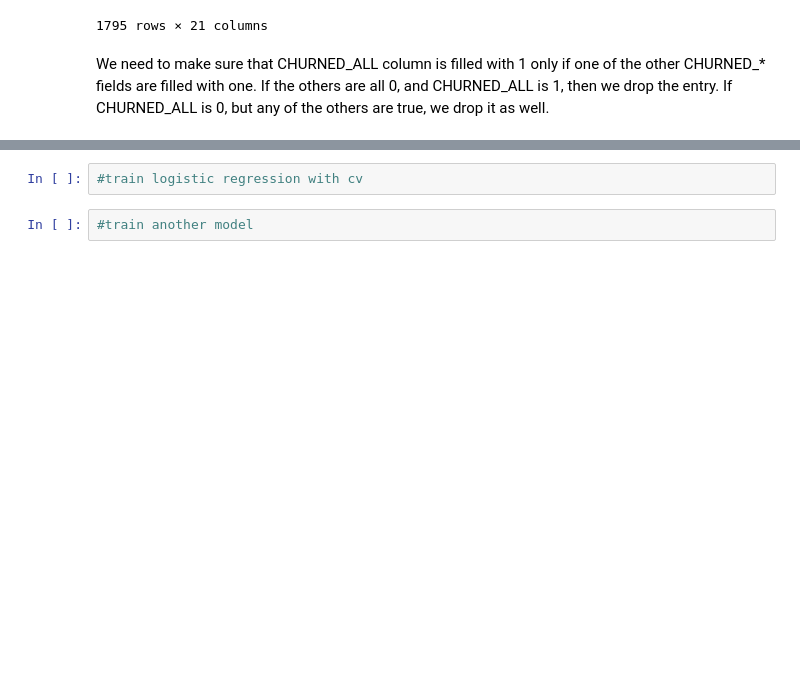
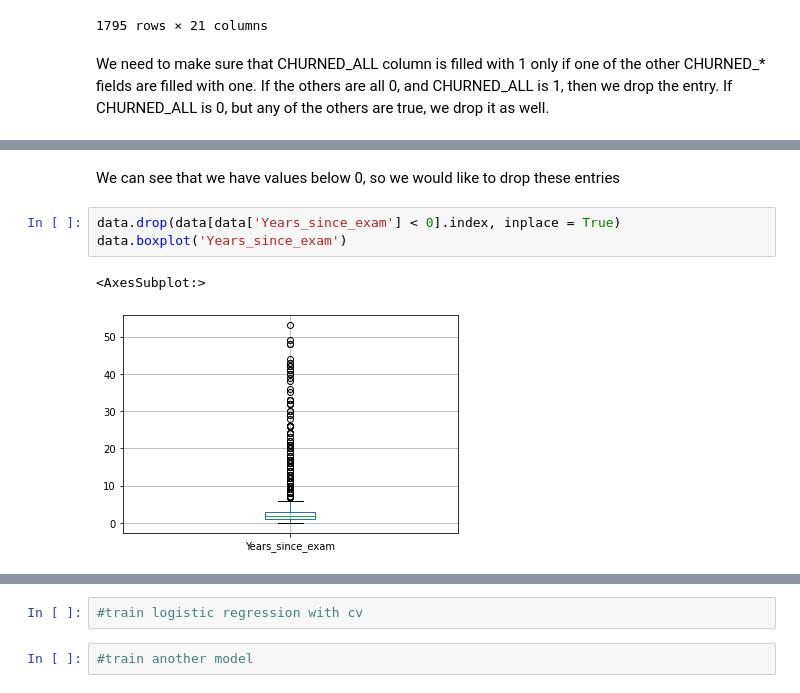
Before and after one commit to rpetro79/MAL-assignment, a Jupyter notebook: Assignment1.ipynb, the cells around one changed output, grey strips where cells are left out. Cells and saved outputs as stored; diff of their text form; blank space fills up the shorter version.

```diff
--- a/Assignment1.ipynb
+++ b/Assignment1.ipynb
@@ -353,0 +400,8 @@ KeyError: 0
+# %% [markdown]
+We can see that we have values below 0, so we would like to drop these entries
+# %%
+data.drop(data[data['Years_since_exam'] < 0].index, inplace = True)
+data.boxplot('Years_since_exam')
+# %% [output]
+<AxesSubplot:>
+[figure, added]
```
Also changed, not shown: parts of 33 cells of this notebook.
